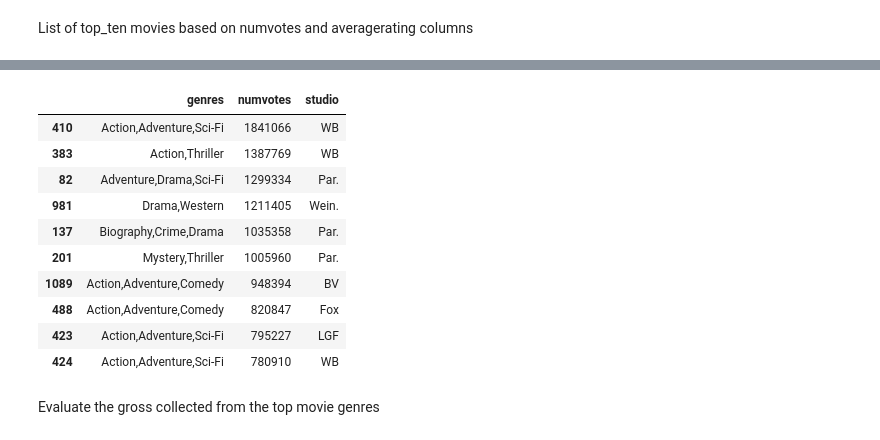
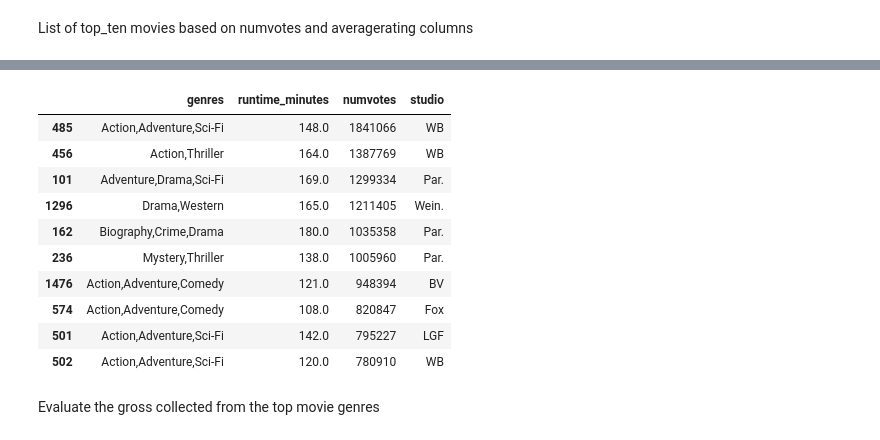
Before and after one commit to lynnndero/PHASE--1-PROJECT, a Jupyter notebook: Index.ipynb, the cells around one changed output, grey strips where cells are left out. Saved outputs shown, nothing was run; the diff lists cells and outputs as text; code cells hidden in the pictures.

```diff
--- a/Index.ipynb
+++ b/Index.ipynb
@@ -140,3 +185,4 @@ memory usage: 132.4+ KB
 # %%
-movies_df.dropna(subset='studio', inplace = True)
+#using .dropna to remove all missing values
+movies_df.dropna(axis=0, inplace = True)
 # %%
@@ -176,3 +217 @@ dtypes: float64(1), int64(1), object(3)
 memory usage: 157.3+ KB
-# %%
-movies_df = movies_df.dropna()
@@ -373,3 +409,0 @@ memory usage: 152.0+ KB
-# %%
-#replace datatype 'foreign_gross' from string to float
-movies_reviews_and_rating['foreign_gross'] = movies_reviews_and_rating['foreign_gross'].str.replace(',','').astype(float)
@@ -417,4 +430,4 @@ movies_reviews_and_rating
 # %%
-movie_genres_ratings = movies_reviews_and_rating[['movie_id','genres','averagerating','numvotes','studio','year']]
+movie_genres_ratings = movies_reviews_and_rating[['movie_id','runtime_minutes','genres','averagerating','numvotes','studio','year']]
 movie_genres_ratings
 # %% [output]
@@ -450,19 +463,19 @@ Top_ten_movie_genre.head(10)
 # %%
 #get the top_ten movie genres based on number of votes
-movie_genres_votes = movie_genres_ratings[['genres','numvotes','studio']].sort_values(by='numvotes', ascending=False)
+movie_genres_votes = movie_genres_ratings[['genres','runtime_minutes','numvotes','studio']].sort_values(by='numvotes', ascending=False)
 movie_genres_votes.head(10)
 # %% [output]
-|  | genres | numvotes | studio |
-| 410 | Action,Adventure,Sci-Fi | 1841066 | WB |
-| 383 | Action,Thriller | 1387769 | WB |
-| 82 | Adventure,Drama,Sci-Fi | 1299334 | Par. |
-| 981 | Drama,Western | 1211405 | Wein. |
-| 137 | Biography,Crime,Drama | 1035358 | Par. |
-| 201 | Mystery,Thriller | 1005960 | Par. |
-| 1089 | Action,Adventure,Comedy | 948394 | BV |
-| 488 | Action,Adventure,Comedy | 820847 | Fox |
-| 423 | Action,Adventure,Sci-Fi | 795227 | LGF |
-| 424 | Action,Adventure,Sci-Fi | 780910 | WB |
+|  | genres | runtime_minutes | numvotes | studio |
+| 485 | Action,Adventure,Sci-Fi | 148.0 | 1841066 | WB |
+| 456 | Action,Thriller | 164.0 | 1387769 | WB |
+| 101 | Adventure,Drama,Sci-Fi | 169.0 | 1299334 | Par. |
+| 1296 | Drama,Western | 165.0 | 1211405 | Wein. |
+| 162 | Biography,Crime,Drama | 180.0 | 1035358 | Par. |
+| 236 | Mystery,Thriller | 138.0 | 1005960 | Par. |
+| 1476 | Action,Adventure,Comedy | 121.0 | 948394 | BV |
+| 574 | Action,Adventure,Comedy | 108.0 | 820847 | Fox |
+| 501 | Action,Adventure,Sci-Fi | 142.0 | 795227 | LGF |
+| 502 | Action,Adventure,Sci-Fi | 120.0 | 780910 | WB |
 # %% [markdown]
 Evaluate the gross collected from the top movie genres
 # %%
```
Also changed, not shown: parts of 33 cells of this notebook.
